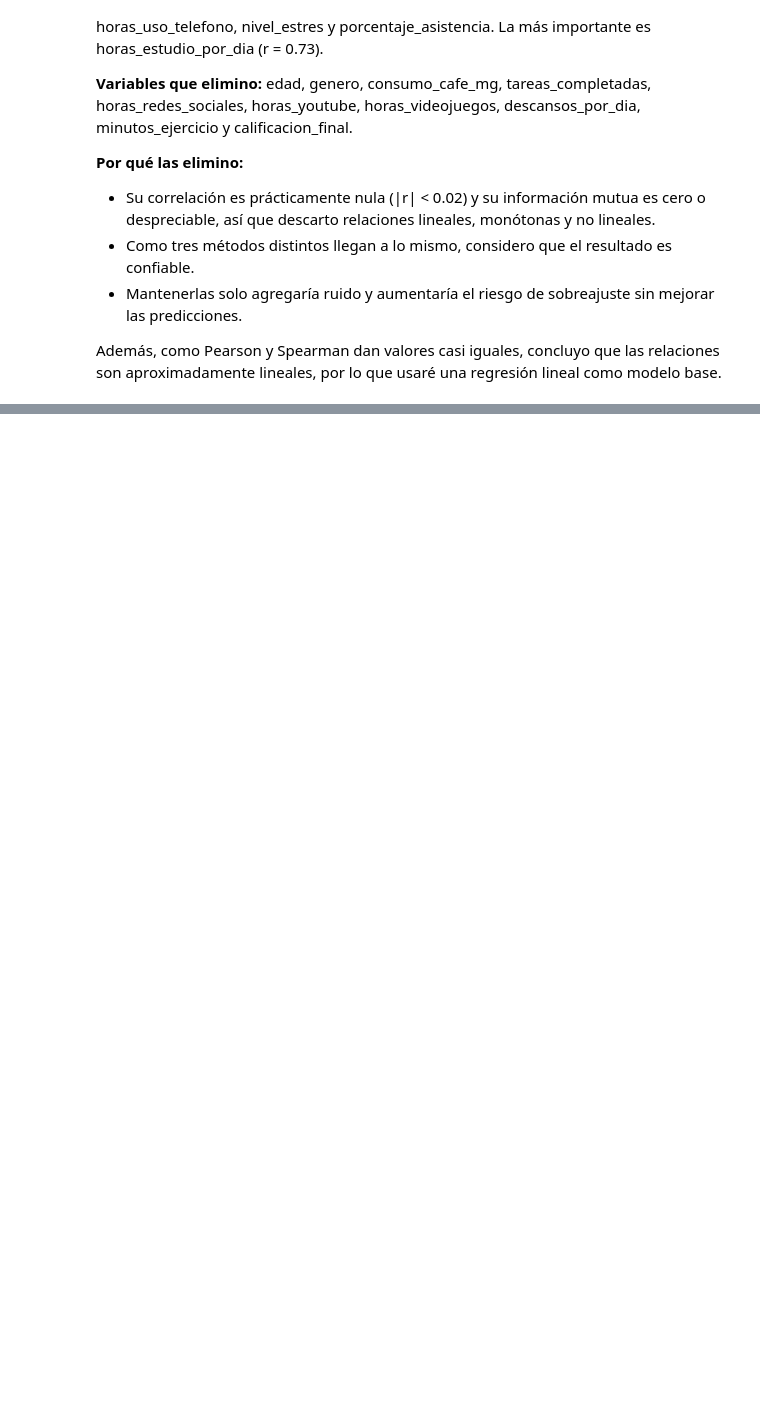
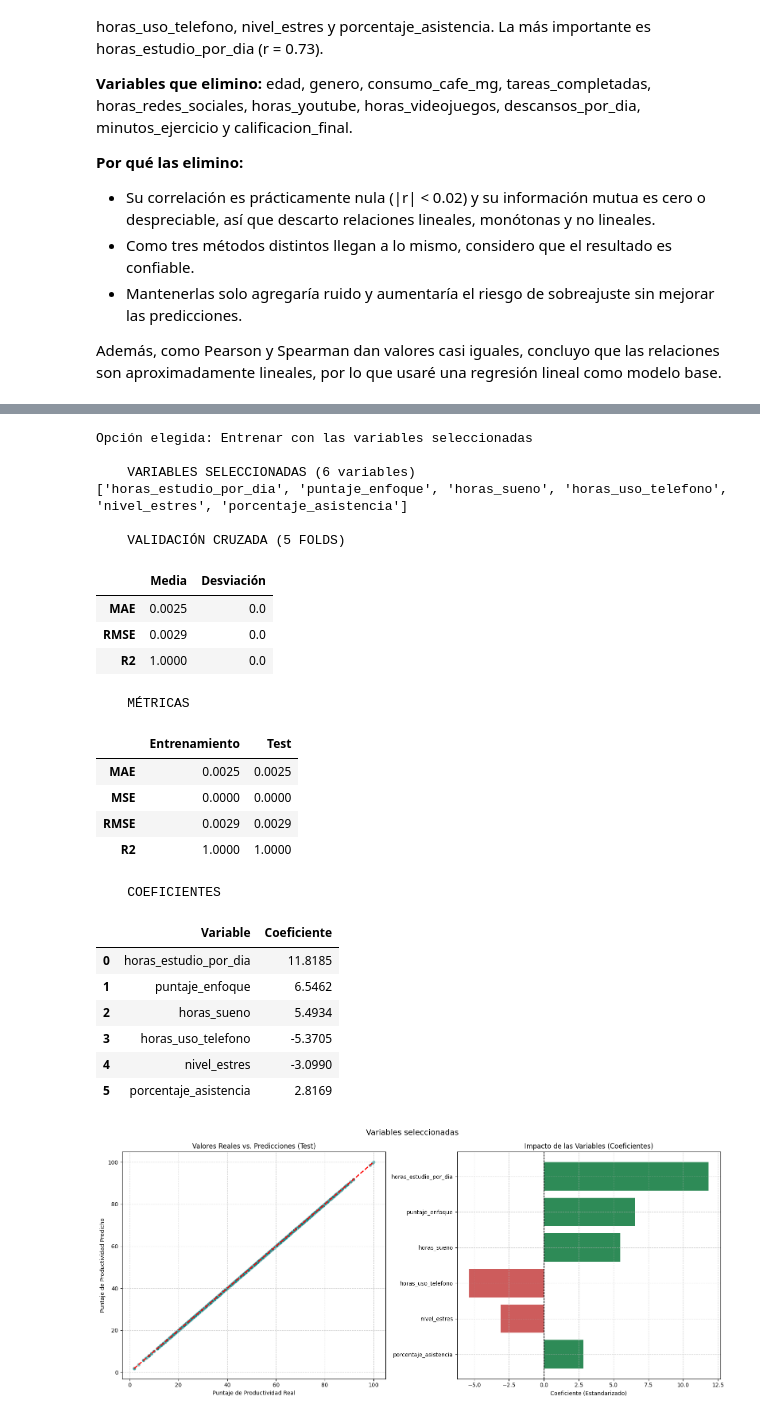
Before and after one commit to hombremono873/Cuadernos_colab, a Jupyter notebook: predicir_productividad_académica.ipynb, the cells around one changed output, grey strips where cells are left out. Drawn from its saved outputs; the diff is of its cells as text; code cells hidden in the pictures; blank space fills up the shorter version.

```diff
--- a/predicir_productividad_académica.ipynb
+++ b/predicir_productividad_académica.ipynb
@@ -354,10 +364,10 @@ OPCIONES = {
     '2': 'Entrenar con todas las variables'
 }
 
-
-# ================= PREPARACIÓN =================
+"""Quita los identificadores y deja las variables pedidas; con todas, codifica las categóricas."""
 def preparar_datos(X_train: pd.DataFrame, X_test: pd.DataFrame,
                    variables: list = None) -> tuple[pd.DataFrame, pd.DataFrame]:
+
     X_tr = X_train.drop(columns=COLUMNAS_ID, errors='ignore').copy()
     X_te = X_test.drop(columns=COLUMNAS_ID, errors='ignore').copy()
 
@@ -370,6 +380,7 @@ def preparar_datos(X_train: pd.DataFrame, X_test: pd.DataFrame,
     X_te = X_te.reindex(columns=X_tr.columns, fill_value=0)
 
     return X_tr, X_te
+
 
 def crear_pipeline() -> Pipeline:
     return Pipeline([
@@ -406,7 +417,7 @@ def calcular_metricas(y_real: pd.Series, y_pred: np.ndarray) -> dict:
 
 
 def obtener_coeficientes(pipeline: Pipeline, columnas: pd.Index) -> pd.DataFrame:
-   return pd.DataFrame({
+    return pd.DataFrame({
         'Variable': columnas,
         'Coeficiente': pipeline.named_steps['modelo'].coef_
     }).sort_values(by='Coeficiente', key=abs, ascending=False).reset_index(drop=True)
@@ -494,7 +505,6 @@ def elegir_opcion() -> str:
 # ================= ORQUESTADOR =================
 def main(X_train: pd.DataFrame, X_test: pd.DataFrame,
          y_train: pd.Series, y_test: pd.Series, opcion: str = None) -> dict:
-
     if opcion is None:
         opcion = elegir_opcion()
 
@@ -508,30 +518,3 @@ def main(X_train: pd.DataFrame, X_test: pd.DataFrame,
     return entrenar_modelo(X_train, X_test, y_train, y_test,
                            variables=None,
                            nombre='Todas las variables')
-
-
-if __name__ == "__main__":
-    df, df_test = cargaDataset(train_path, test_path)
-    df.sample(10)
-    display(df.info())
-    display(df.describe())
-    verificar_ausencia_valores(df)
-    df = traducir_columnas(df, traduccion)
-    df_test = traducir_columnas(df_test, traduccion)
-    print("Columnas del conjunto de entrenamiento:", df.columns.tolist())
-    print("Columnas del dataset de prueba", df.columns.tolist())
-    X_train, X_test, y_train, y_test= dividir_datos(df)
-    print(f"Dimensiones de X_train (Entrenamiento):  {X_train.shape}")
-    print(f"Dimensiones de X_val (Validación local): {X_test.shape}")
-    graficar_mapa_calor(X_train, y_train)
-    mostrar_tabla_correlaciones_completas(X_train, y_train)
-    graficar_distribucion_variables(X_train, y_train)
-    X_train.describe()
-    X_train_limpia = X_train
-    X_test_limpia= X_test
-    X_train_limpia = X_train_limpia.drop(columns="genero")
-    X_test_limpia = X_test_limpia.drop(columns="genero")
-    display(X_train_limpia.sample(10))
-    X_train_escalado, X_test_escalado, scaler_entrenado = escalar_datos(X_train_limpia, X_test_limpia)
-
-    resultado = main(X_train, X_test, y_train, y_test)
@@ -619,0 +525,28 @@ Opción elegida: Entrenar con todas las variables
+# %%
+resultado_seleccionadas = main(X_train, X_test, y_train, y_test, opcion='1')
+# %% [output]
+Opción elegida: Entrenar con las variables seleccionadas
+
+    VARIABLES SELECCIONADAS (6 variables)
+['horas_estudio_por_dia', 'puntaje_enfoque', 'horas_sueno', 'horas_uso_telefono', 'nivel_estres', 'porcentaje_asistencia']
+
+    VALIDACIÓN CRUZADA (5 FOLDS)
+|  | Media | Desviación |
+| MAE | 0.0025 | 0.0 |
+| RMSE | 0.0029 | 0.0 |
+| R2 | 1.0000 | 0.0 |
+    MÉTRICAS
+|  | Entrenamiento | Test |
+| MAE | 0.0025 | 0.0025 |
+| MSE | 0.0000 | 0.0000 |
+| RMSE | 0.0029 | 0.0029 |
+| R2 | 1.0000 | 1.0000 |
+    COEFICIENTES
+|  | Variable | Coeficiente |
+| 0 | horas_estudio_por_dia | 11.8185 |
+| 1 | puntaje_enfoque | 6.5462 |
+| 2 | horas_sueno | 5.4934 |
+| 3 | horas_uso_telefono | -5.3705 |
+| 4 | nivel_estres | -3.0990 |
+| 5 | porcentaje_asistencia | 2.8169 |
+[figure, added]
```
Also changed, not shown: parts of 25 cells of this notebook.
